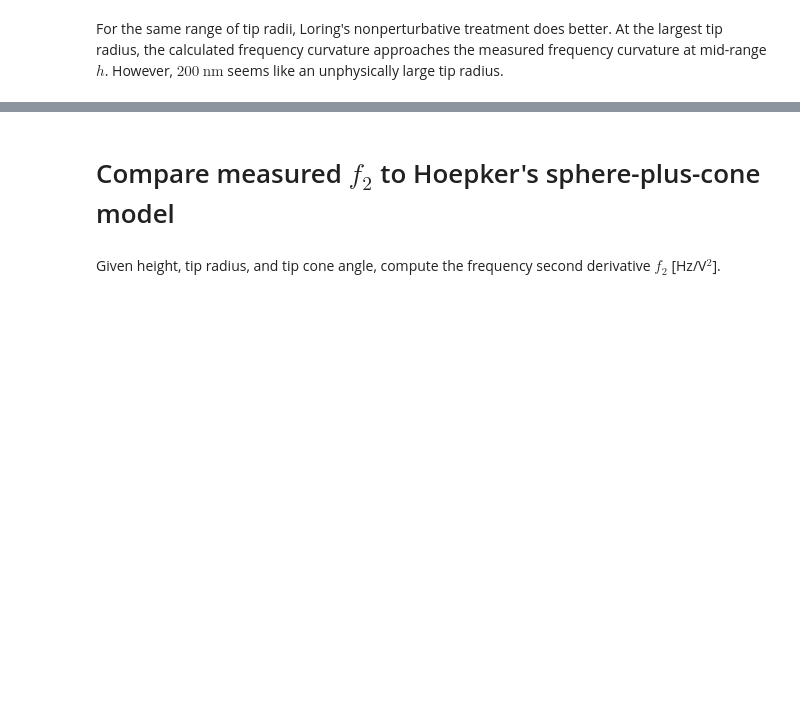
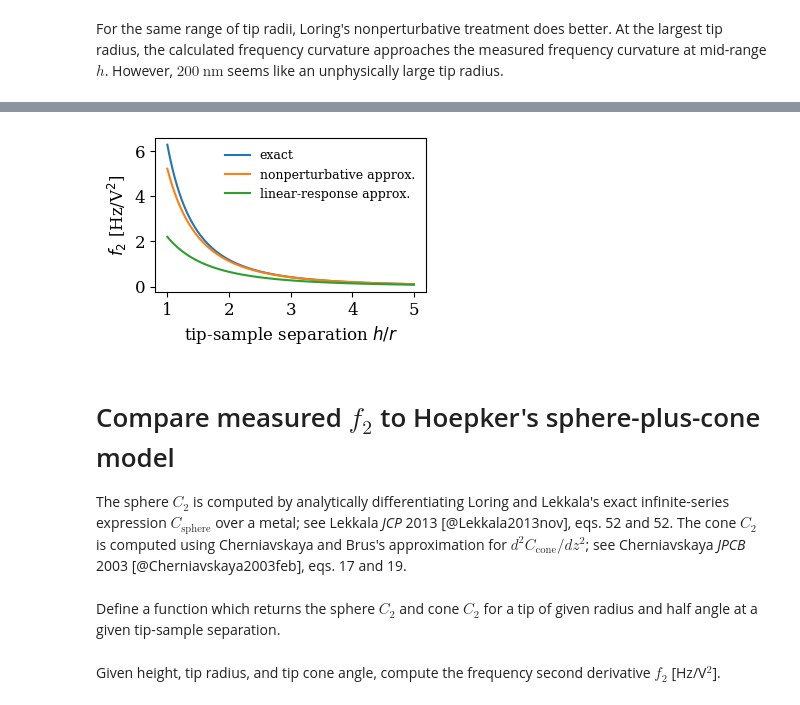
Before and after one commit to Marohn-Group/dissipationtheory, a Jupyter notebook: development/dissipation-theory--Study-37.ipynb, the cells around one changed output, grey strips where cells are left out. Drawn from its saved outputs; the diff is of its cells as text; code cells hidden in the pictures; blank space fills up the shorter version.

```diff
--- a/development/dissipation-theory--Study-37.ipynb
+++ b/development/dissipation-theory--Study-37.ipynb
@@ -193,0 +234,26 @@ figs['02'] = plotcalcf2(
+# %%
+def plotcalcf2three(H, R, cantilever=cantilever):
+
+    X = H/R
+    y = {}
+    y['0'], y['1'], y['2'] = calcf2three(H, R)
+
+    label = {'0': 'exact',
+             '1': 'nonperturbative approx.',
+             '2': 'linear-response approx.'}
+
+    fig = plt.figure(figsize=(3.5, 2.0))
+
+    for key in y.keys():
+
+        plt.plot(X, y[key], label=label[key])
+
+    plt.xlabel('tip-sample separation $h/r$')
+    plt.ylabel('$f_2$ [Hz/V$^2$]' )
+
+    plt.xscale('linear')
+    plt.yscale('linear')
+
+    plt.legend(fontsize=9, frameon=False)
+
+    return fig
@@ -194,8 +264,17 @@ figs['02'] = plotcalcf2(
+# %%
+H = 35 * np.linspace(1, 5, 100)
+figs['02'] = plotcalcf2three(H, R=35)
+# %% [output]
+[figure, added]
 # %% [markdown]
 # Compare measured $f_2$ to Hoepker's sphere-plus-cone model
+
+The sphere $C_2$ is computed by analytically differentiating Loring and Lekkala's exact infinite-series expression $C_{\mathrm{sphere}}$ over a metal; see Lekkala *JCP* 2013 [@Lekkala2013nov], eqs. 52 and 52. The cone $C_2$ is computed using Cherniavskaya and Brus's approximation for $d^2 C_{\mathrm{cone}}/ d z^2$; see Cherniavskaya *JPCB* 2003 [@Cherniavskaya2003feb], eqs. 17 and 19.
 # %%
 from dissipationtheory.capacitance import Csphere
 from lmfit import Model, Parameters
+# %% [markdown]
+Define a function which returns the sphere $C_2$ and cone $C_2$ for a tip of given radius and half angle at a given tip-sample separation.
 # %%
 def C2SphereCone(height, radius, theta, nterm=21):
     """Second derivative of the capacitance of a sphere plus a cone above a ground plane.
```
Also changed, not shown: parts of 20 cells of this notebook, 14 other files.
